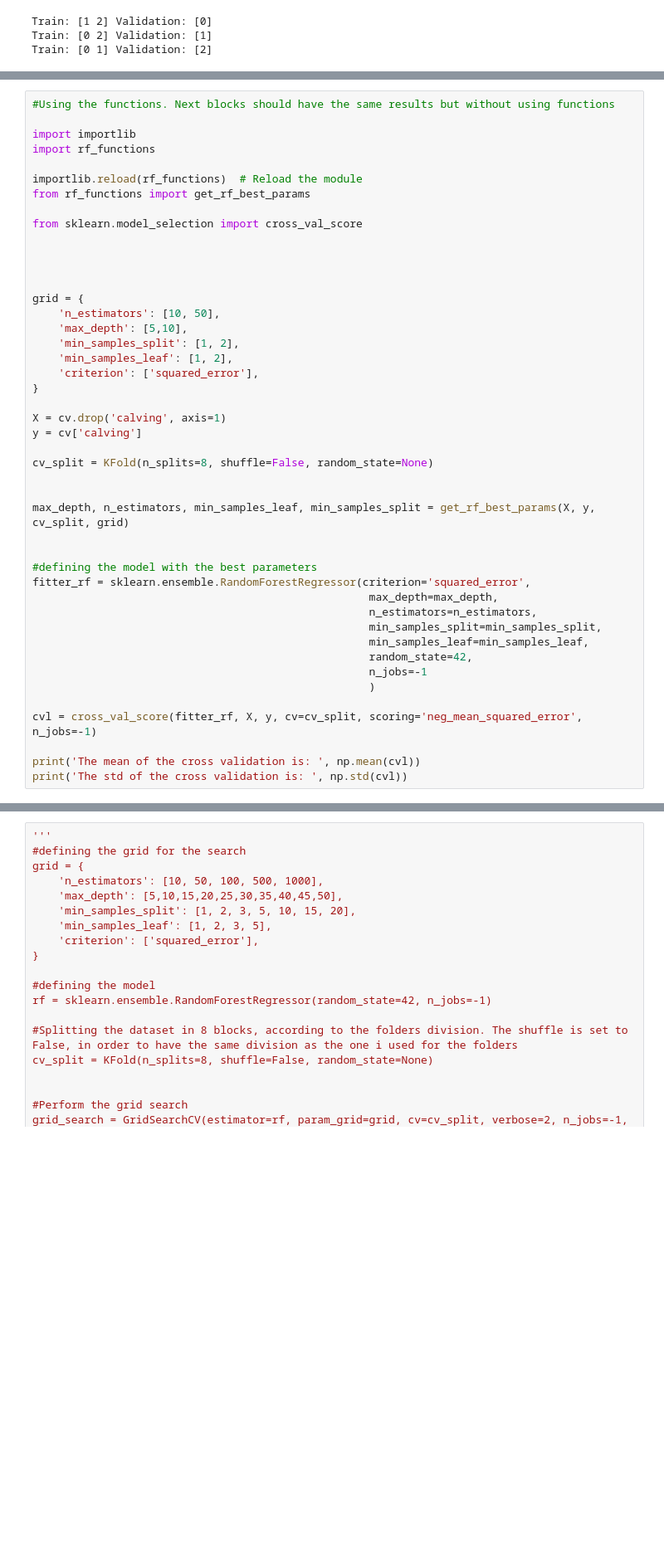
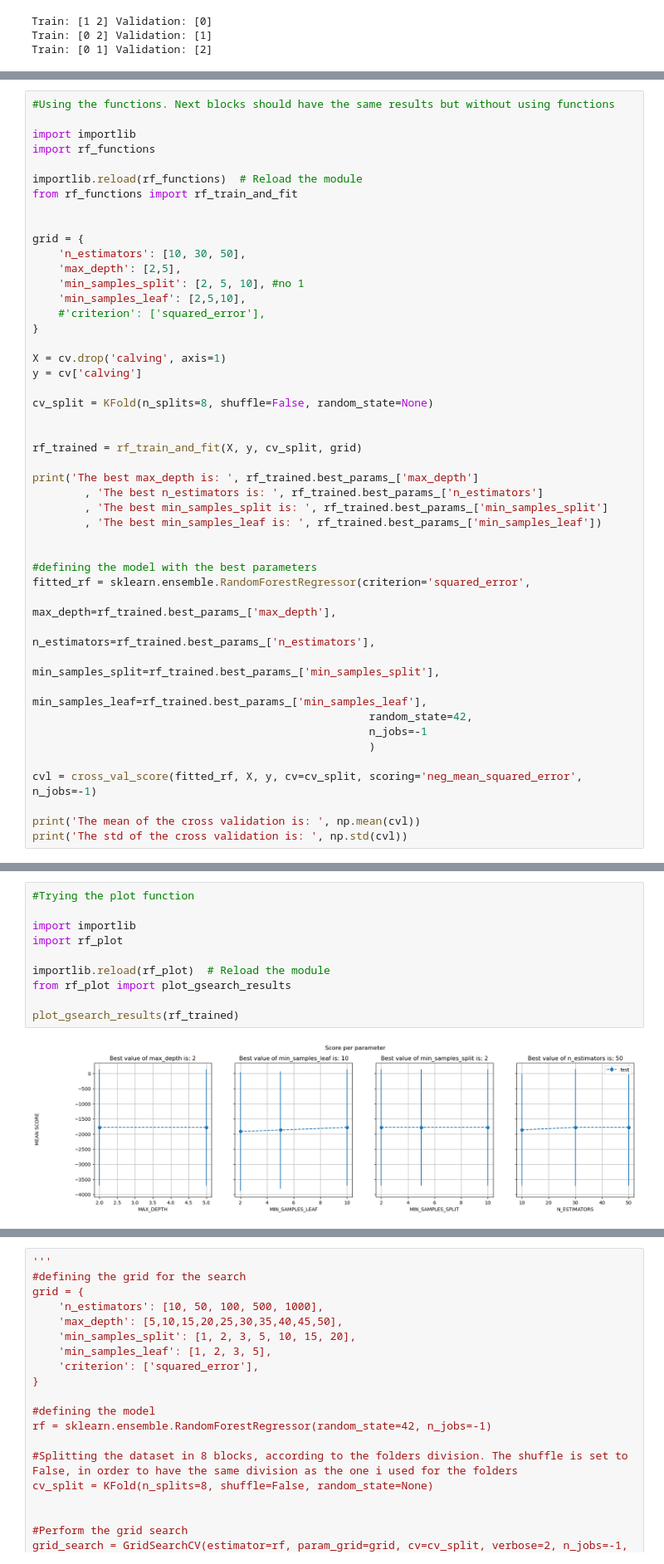
Before and after one commit to Moncada-Francesco-97/Calving-U-Net, a Jupyter notebook: Random_Forest/random_forest.ipynb, the cells around one changed output, grey strips where cells are left out. Shown at 83% size. Saved outputs shown, nothing was run; the diff lists cells and outputs as text; blank space fills up the shorter version.

```diff
--- a/Random_Forest/random_forest.ipynb
+++ b/Random_Forest/random_forest.ipynb
@@ -198,19 +198,15 @@ import importlib
 import rf_functions
 
 importlib.reload(rf_functions)  # Reload the module
-from rf_functions import get_rf_best_params
-
-from sklearn.model_selection import cross_val_score
-
-
+from rf_functions import rf_train_and_fit
 
 
 grid = {
-    'n_estimators': [10, 50],
-    'max_depth': [5,10],
-    'min_samples_split': [1, 2],
-    'min_samples_leaf': [1, 2],
-    'criterion': ['squared_error'],
+    'n_estimators': [10, 30, 50],
+    'max_depth': [2,5],
+    'min_samples_split': [2, 5, 10], #no 1
+    'min_samples_leaf': [2,5,10],
+    #'criterion': ['squared_error'],
 }
 
 X = cv.drop('calving', axis=1)
@@ -219,20 +215,25 @@ y = cv['calving']
 cv_split = KFold(n_splits=8, shuffle=False, random_state=None)
 
 
-max_depth, n_estimators, min_samples_leaf, min_samples_split = get_rf_best_params(X, y, cv_split, grid)
+rf_trained = rf_train_and_fit(X, y, cv_split, grid)
+
+print('The best max_depth is: ', rf_trained.best_params_['max_depth']
+        , 'The best n_estimators is: ', rf_trained.best_params_['n_estimators']
+        , 'The best min_samples_split is: ', rf_trained.best_params_['min_samples_split']
+        , 'The best min_samples_leaf is: ', rf_trained.best_params_['min_samples_leaf'])
 
 
 #defining the model with the best parameters
-fitter_rf = sklearn.ensemble.RandomForestRegressor(criterion='squared_error',
-                                                    max_depth=max_depth,
-                                                    n_estimators=n_estimators,
-                                                    min_samples_split=min_samples_split,
-                                                    min_samples_leaf=min_samples_leaf,
+fitted_rf = sklearn.ensemble.RandomForestRegressor(criterion='squared_error',
+                                                    max_depth=rf_trained.best_params_['max_depth'],
+                                                    n_estimators=rf_trained.best_params_['n_estimators'],
+                                                    min_samples_split=rf_trained.best_params_['min_samples_split'],
+                                                    min_samples_leaf=rf_trained.best_params_['min_samples_leaf'],
                                                     random_state=42,
                                                     n_jobs=-1
                                                     )
 
-cvl = cross_val_score(fitter_rf, X, y, cv=cv_split, scoring='neg_mean_squared_error', n_jobs=-1)
+cvl = cross_val_score(fitted_rf, X, y, cv=cv_split, scoring='neg_mean_squared_error', n_jobs=-1)
 
 print('The mean of the cross validation is: ', np.mean(cvl))
 print('The std of the cross validation is: ', np.std(cvl))
@@ -263,0 +258,12 @@ The std of the cross validation is:  1980.2509079922552
+# %%
+#Trying the plot function
+
+import importlib
+import rf_plot
+
+importlib.reload(rf_plot)  # Reload the module
+from rf_plot import plot_gsearch_results
+
+plot_gsearch_results(rf_trained)
+# %% [output]
+[figure, added]
```
Also changed, not shown: parts of 36 cells of this notebook, 3 other files.
